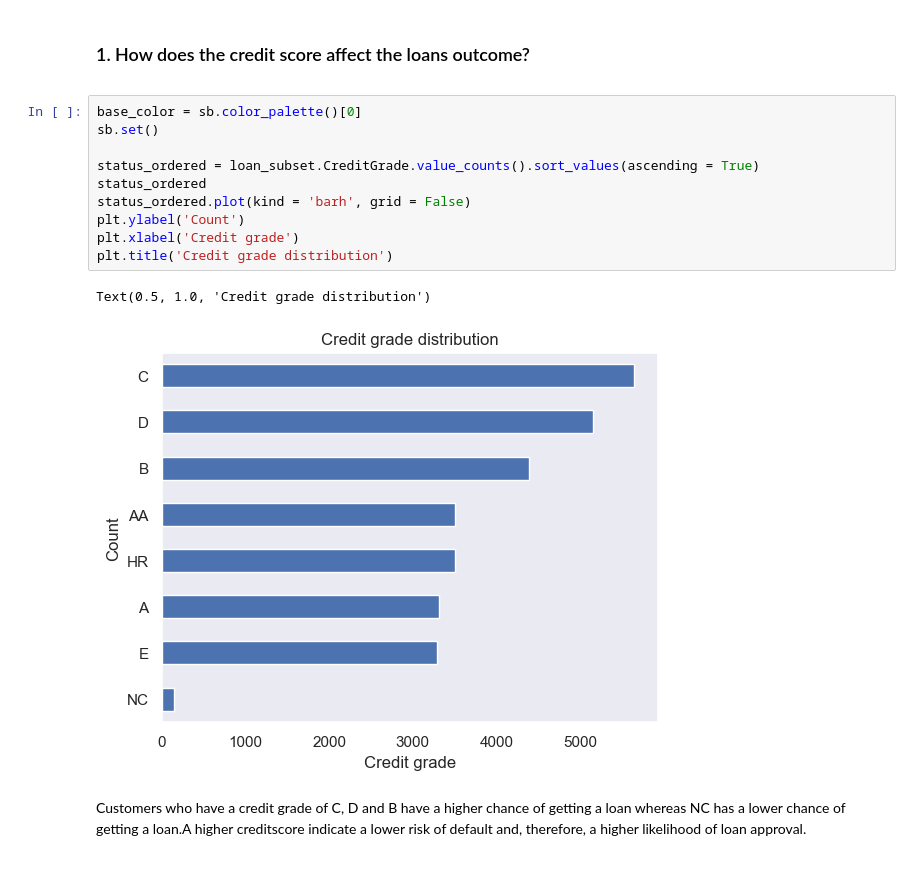
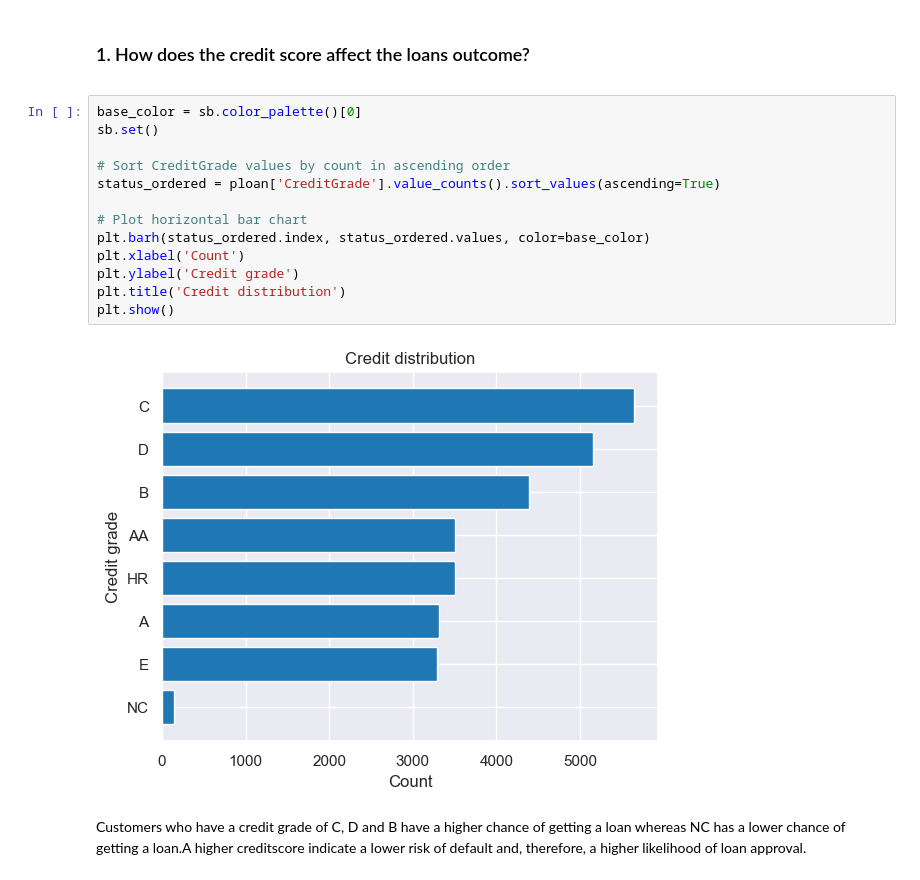
Before and after one commit to malulekel/3-communicate-data-findings, a Jupyter notebook: Part_I_exploration.ipynb, the cells around one changed output. Cells and saved outputs as stored; diff of their text form.

```diff
--- a/Part_I_exploration.ipynb
+++ b/Part_I_exploration.ipynb
@@ -216,16 +207,18 @@ The dataset that can support my investigation include these factors CreditGrade,
 # %%
 base_color = sb.color_palette()[0]
 sb.set()
 
-status_ordered = loan_subset.CreditGrade.value_counts().sort_values(ascending = True)
-status_ordered
-status_ordered.plot(kind = 'barh', grid = False)
-plt.ylabel('Count')
-plt.xlabel('Credit grade')
-plt.title('Credit grade distribution')
+# Sort CreditGrade values by count in ascending order
+status_ordered = ploan['CreditGrade'].value_counts().sort_values(ascending=True)
+
+# Plot horizontal bar chart
+plt.barh(status_ordered.index, status_ordered.values, color=base_color)
+plt.xlabel('Count')
+plt.ylabel('Credit grade')
+plt.title('Credit distribution')
+plt.show()
 # %% [output]
-Text(0.5, 1.0, 'Credit grade distribution')
-[figure, old version]
+[figure, new version]
 # %% [markdown]
 Customers who have a credit grade of C, D and B have a higher chance of getting a loan whereas NC has a lower chance of getting a loan.A higher creditscore  indicate a lower risk of default and, therefore, a higher likelihood of loan approval.
 # %% [markdown]
```
Also changed, not shown: parts of 76 cells of this notebook, 5 other files.
